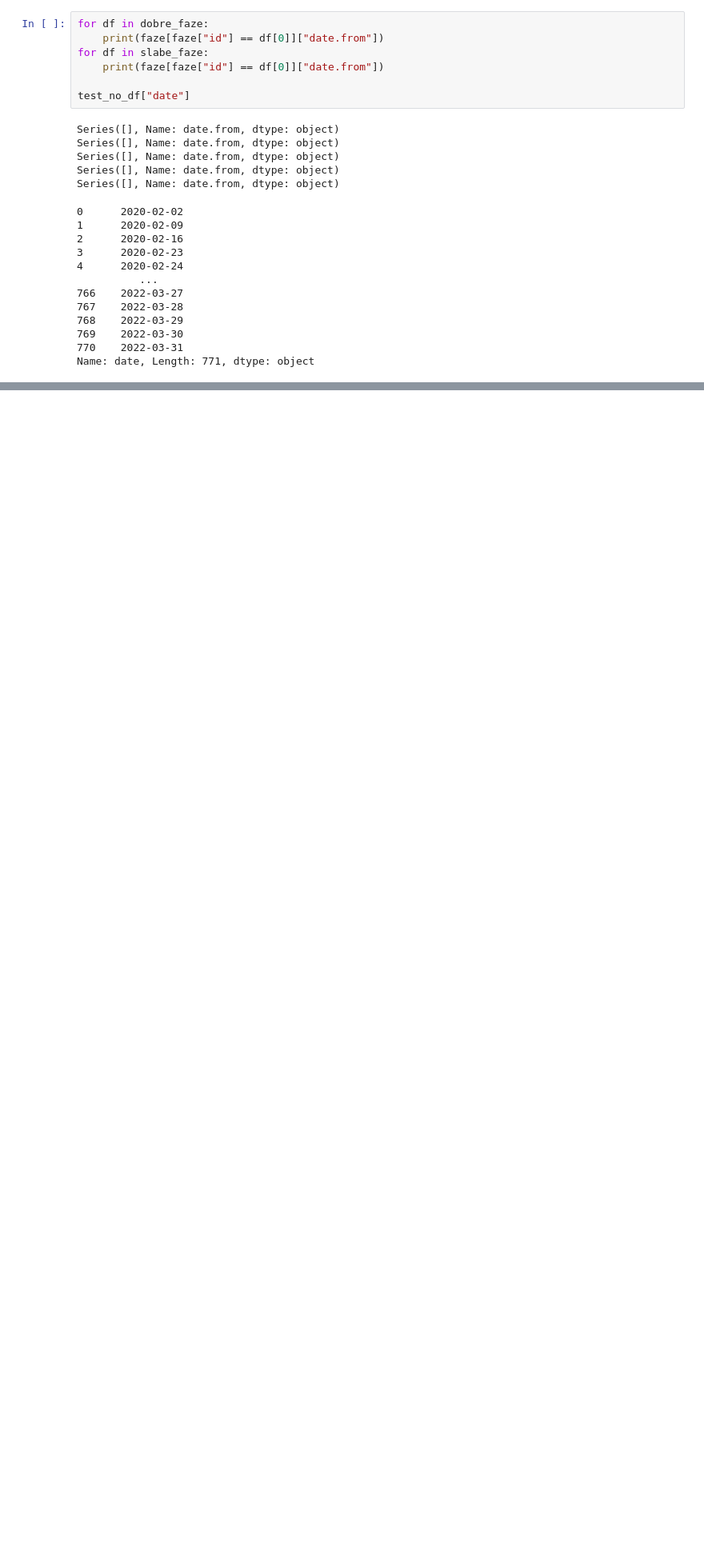
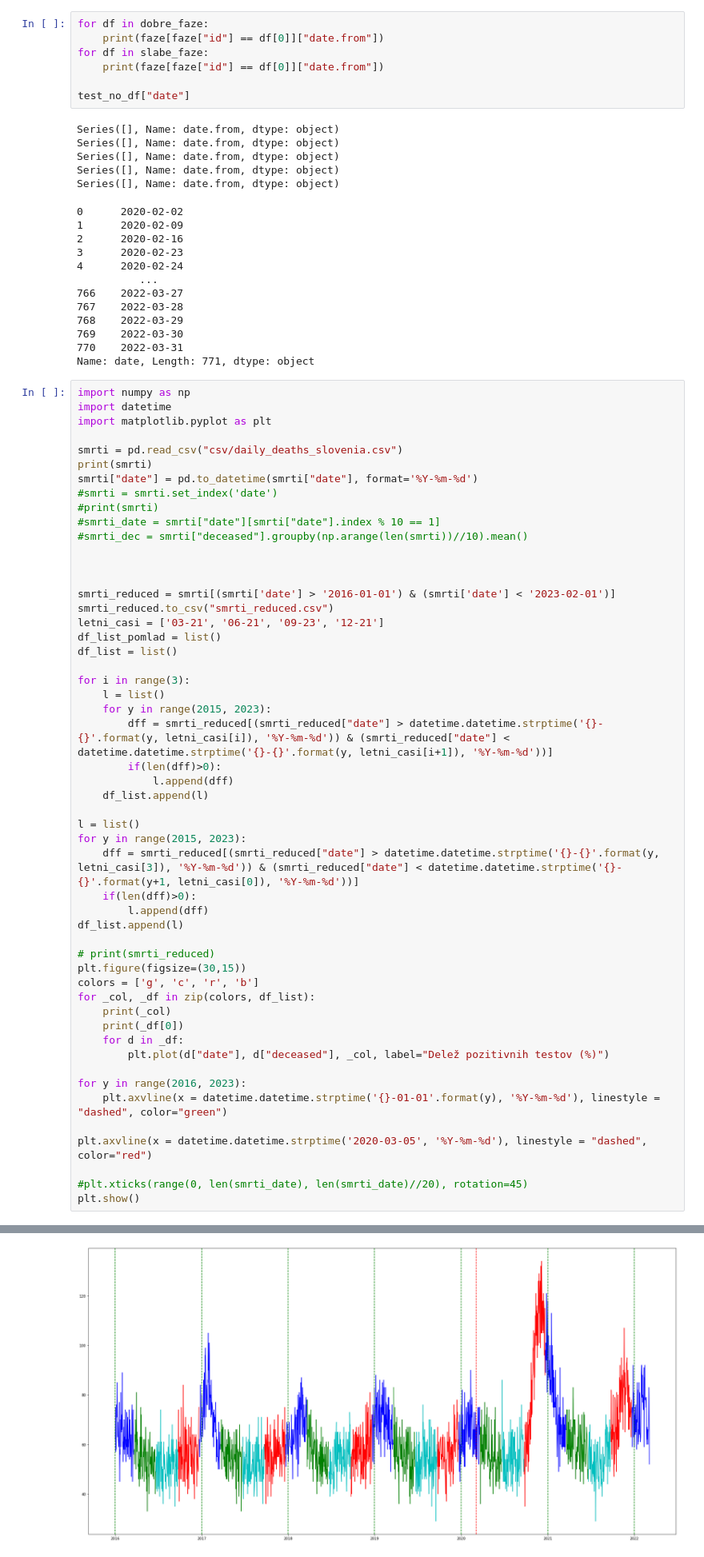
Before and after one commit to SerugaDavid/PR21DSZHMM, a Jupyter notebook: naloga.ipynb, the cells around one changed output, grey strips where cells are left out. Shown at 80% size. Saved outputs shown, nothing was run; the diff lists cells and outputs as text; blank space fills up the shorter version.

Commit message:
Dodan graf smrti z barvami po letnih casih

```diff
--- a/naloga.ipynb
+++ b/naloga.ipynb
@@ -327,3 +316,56 @@ Series([], Name: date.from, dtype: object)
 769    2022-03-30
 770    2022-03-31
 Name: date, Length: 771, dtype: object
+# %%
+import numpy as np
+import datetime
+import matplotlib.pyplot as plt
+
+smrti = pd.read_csv("csv/daily_deaths_slovenia.csv")
+print(smrti)
+smrti["date"] = pd.to_datetime(smrti["date"], format='%Y-%m-%d')
+#smrti = smrti.set_index('date')
+#print(smrti)
+#smrti_date = smrti["date"][smrti["date"].index % 10 == 1]
+#smrti_dec = smrti["deceased"].groupby(np.arange(len(smrti))//10).mean()
+
+
+
+smrti_reduced = smrti[(smrti['date'] > '2016-01-01') & (smrti['date'] < '2023-02-01')]
+smrti_reduced.to_csv("smrti_reduced.csv")
+letni_casi = ['03-21', '06-21', '09-23', '12-21']
+df_list_pomlad = list()
+df_list = list()
+
+for i in range(3):
+    l = list()
+    for y in range(2015, 2023):
+        dff = smrti_reduced[(smrti_reduced["date"] > datetime.datetime.strptime('{}-{}'.format(y, letni_casi[i]), '%Y-%m-%d')) & (smrti_reduced["date"] < datetime.datetime.strptime('{}-{}'.format(y, letni_casi[i+1]), '%Y-%m-%d'))]
+        if(len(dff)>0):
+            l.append(dff)
+    df_list.append(l)
+
+l = list()
+for y in range(2015, 2023):
+    dff = smrti_reduced[(smrti_reduced["date"] > datetime.datetime.strptime('{}-{}'.format(y, letni_casi[3]), '%Y-%m-%d')) & (smrti_reduced["date"] < datetime.datetime.strptime('{}-{}'.format(y+1, letni_casi[0]), '%Y-%m-%d'))]
+    if(len(dff)>0):
+        l.append(dff)
+df_list.append(l)
+
+# print(smrti_reduced)
+plt.figure(figsize=(30,15))
+colors = ['g', 'c', 'r', 'b']
+for _col, _df in zip(colors, df_list):
+    print(_col)
+    print(_df[0])
+    for d in _df:
+        plt.plot(d["date"], d["deceased"], _col, label="Delež pozitivnih testov (%)")
+
+for y in range(2016, 2023):
+    plt.axvline(x = datetime.datetime.strptime('{}-01-01'.format(y), '%Y-%m-%d'), linestyle = "dashed", color="green")
+
+plt.axvline(x = datetime.datetime.strptime('2020-03-05', '%Y-%m-%d'), linestyle = "dashed", color="red")
+
+#plt.xticks(range(0, len(smrti_date), len(smrti_date)//20), rotation=45)
+plt.show()
+# %% [output]
@@ -329,0 +389 @@ Name: date, Length: 771, dtype: object
+[figure, added]
```
Also changed, not shown: parts of 2 cells of this notebook, 1 other file.
